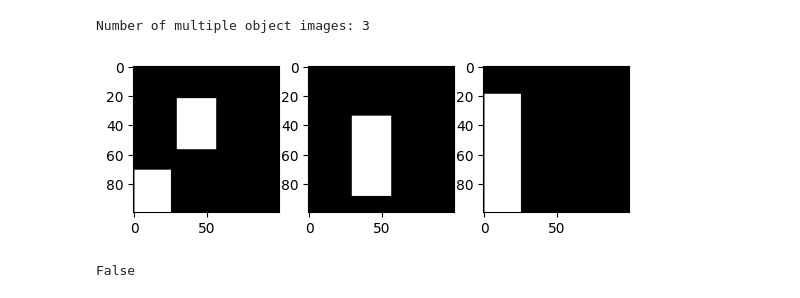
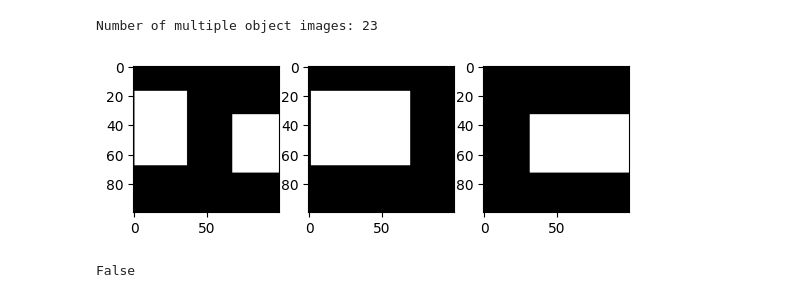
Before and after one commit to Faiza-Waheed/PCB_Defects_Detection, a Jupyter notebook: project_PCB_enhanced_unet_2channel.ipynb, the cells around one changed output. Saved outputs shown, nothing was run; the diff lists cells and outputs as text; code cells hidden in the pictures.

```diff
--- a/project_PCB_enhanced_unet_2channel.ipynb
+++ b/project_PCB_enhanced_unet_2channel.ipynb
@@ -92,6 +103,6 @@ Shape/type of y_labels_cat: (200, 2)/<class 'numpy.ndarray'>/uint8
 # %%
 # crop the images and masks to (100, 100)
-new_size = (100, 100)
+new_size = (100,100) #image_dim=100x100
 
 def crop_images(X_images, y_masks, y_labels_cat, new_size):
     if not all(new < orig and orig % new == 0 for orig, new in zip((600, 600), new_size)):
@@ -104,10 +115,10 @@ def crop_images(X_images, y_masks, y_labels_cat, new_size):
 
 
     for image, mask, labels in zip(X_images, y_masks, y_labels_cat):
-        for y in range(0, 600, 100):
-            for x in range(0, 600, 100):
+        for y in range(0, 600, new_size[0]):
+            for x in range(0, 600, new_size[0]):
                 y0, x0 = y, x
-                y100, x100 = y+100, x+100
+                y100, x100 = y+new_size[0], x+new_size[0]
                 # if a bounding box crosses the cropping border, shift the corresponding border, so defects are not cut off
                 while( np.any(mask[y0, x0:x100])) and (y0 != 0):
                     y0 -= 1
@@ -277,19 +304,19 @@ find_mult_obj_images(cropped_masks_no_mult)
 # %%
 # check the splitting of a chosen example for illustration purposes
-mult_obj_img_lst = find_mult_obj_images()
+mult_obj_img_lst = find_mult_obj_images(cropped_masks)
 print(f"Number of multiple object images: {len(mult_obj_img_lst)}")
 mobj = mult_obj_img_lst[1] # enter an index here
 index, _, [split1_mask, split2_mask] = separate_objects(cropped_images, cropped_masks, mobj)
 plt.subplot(131)
 plt.imshow(cropped_masks[mobj[0]], cmap='gray')
 plt.subplot(132)
 plt.imshow(split1_mask, cmap='gray')
 plt.subplot(133)
 plt.imshow(split2_mask, cmap='gray')
 cnt, _ = cv2.findContours(split1_mask, mode=cv2.RETR_EXTERNAL, method=cv2.CHAIN_APPROX_SIMPLE)
 # %% [output]
-Number of multiple object images: 3
+Number of multiple object images: 23
-[figure, old version]
+[figure, new version]
 # %%
 cropped_images_no_mult, cropped_masks_no_mult, cropped_labels_cat_no_mult = split_and_replace_mult_obj_data()
 # %%
```
Also changed, not shown: parts of 35 cells of this notebook, 2 other files.
